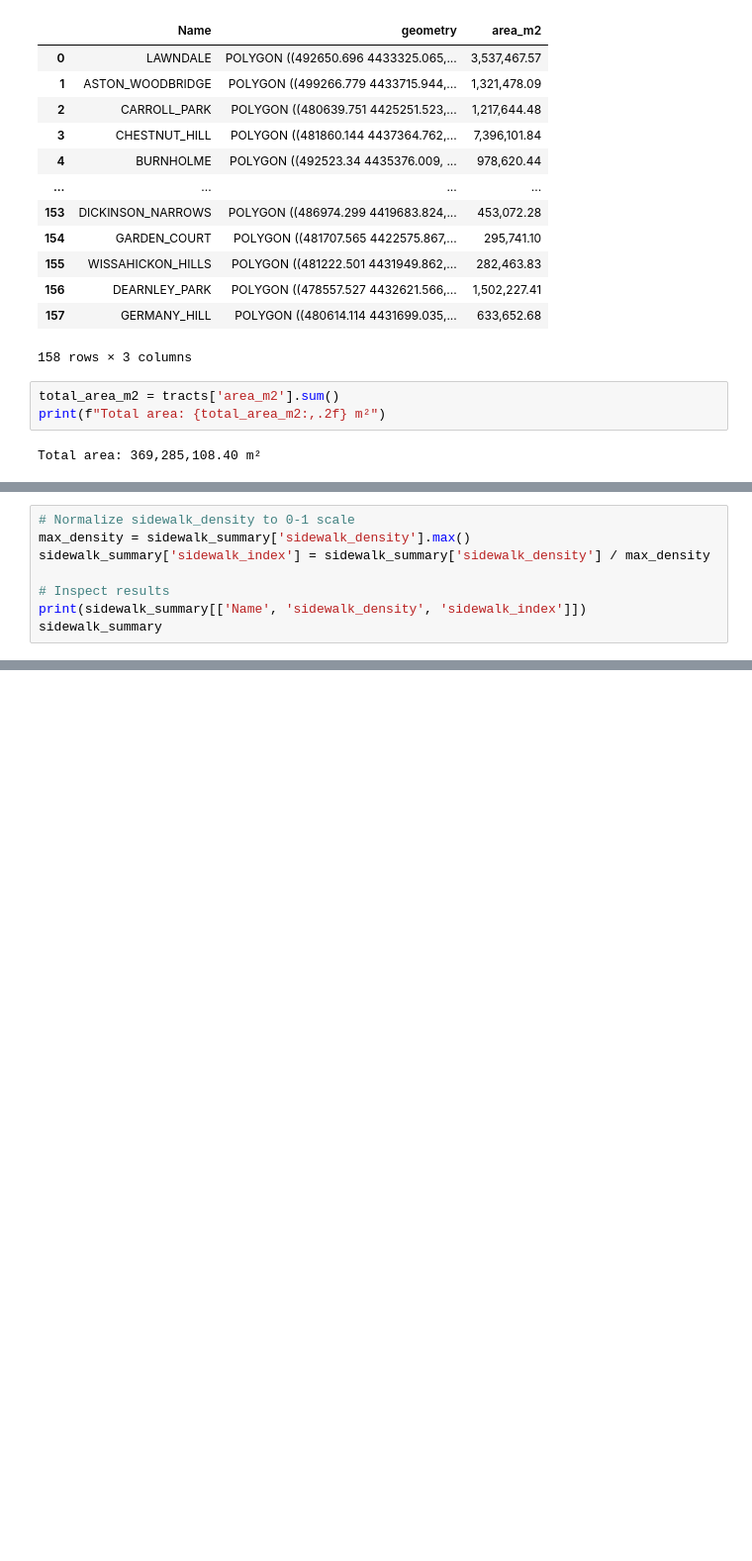
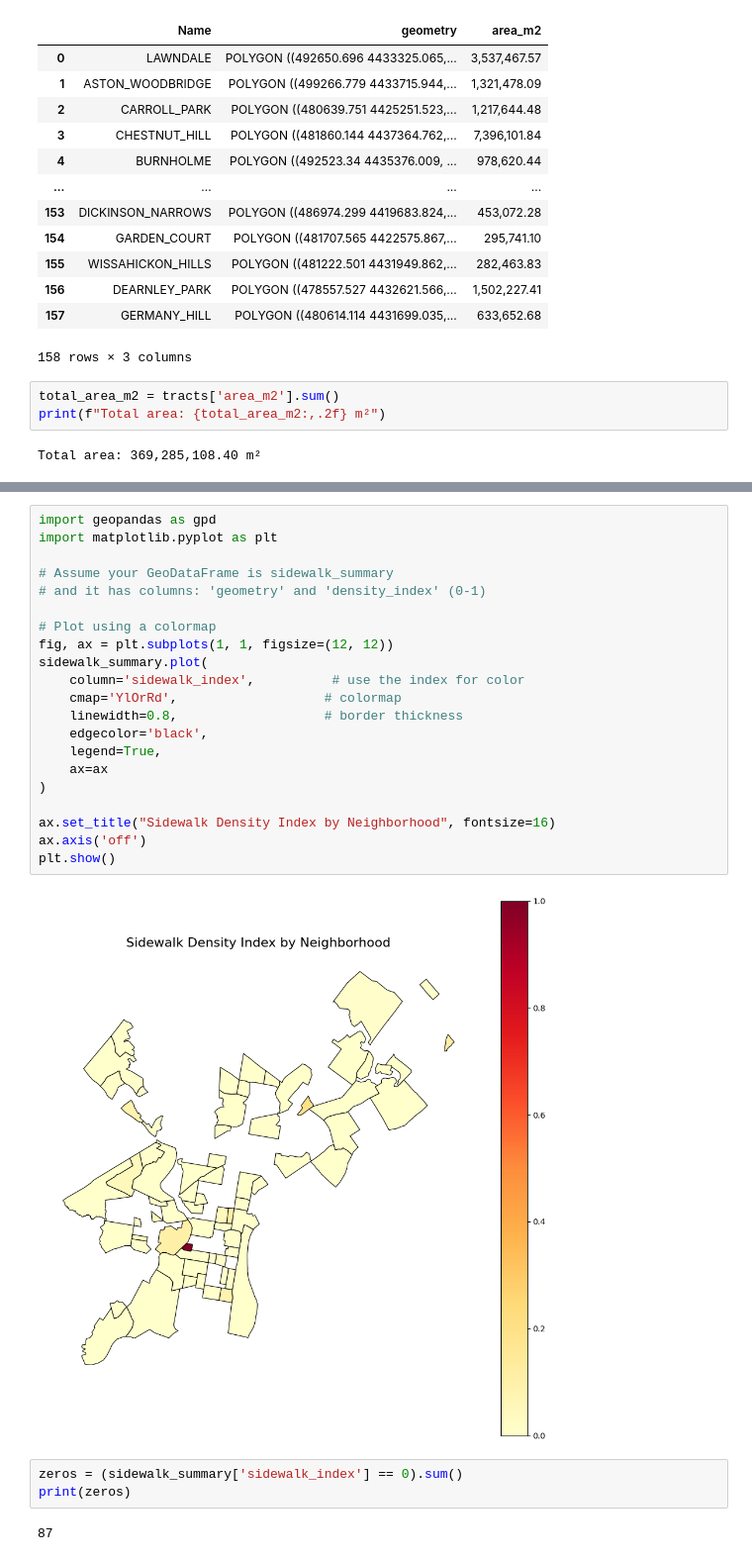
Before and after one commit to astauf03/musa5500-python-final, a Jupyter notebook: notebooks/mobility/mobility.ipynb, the cells around one changed output, grey strips where cells are left out. Shown at 99% size. Drawn from its saved outputs; the diff is of its cells as text; blank space fills up the shorter version.

```diff
--- a/notebooks/mobility/mobility.ipynb
+++ b/notebooks/mobility/mobility.ipynb
@@ -150,8 +169,0 @@ print(sidewalk_summary[['Name', 'length_m', 'area_m2', 'sidewalk_density']])
-# %%
-# Normalize sidewalk_density to 0-1 scale
-max_density = sidewalk_summary['sidewalk_density'].max()
-sidewalk_summary['sidewalk_index'] = sidewalk_summary['sidewalk_density'] / max_density
-
-# Inspect results
-print(sidewalk_summary[['Name', 'sidewalk_density', 'sidewalk_index']])
-sidewalk_summary
@@ -280,0 +190,28 @@ print(sidewalk_summary[['Name', 'total_sidewalks', 'sidewalk_gaps', 'gap_density
+# %%
+import geopandas as gpd
+import matplotlib.pyplot as plt
+
+# Assume your GeoDataFrame is sidewalk_summary
+# and it has columns: 'geometry' and 'density_index' (0-1)
+
+# Plot using a colormap
+fig, ax = plt.subplots(1, 1, figsize=(12, 12))
+sidewalk_summary.plot(
+    column='sidewalk_index',          # use the index for color
+    cmap='YlOrRd',                   # colormap
+    linewidth=0.8,                   # border thickness
+    edgecolor='black',
+    legend=True,
+    ax=ax
+)
+
+ax.set_title("Sidewalk Density Index by Neighborhood", fontsize=16)
+ax.axis('off')
+plt.show()
+# %% [output]
+[figure, added]
+# %%
+zeros = (sidewalk_summary['sidewalk_index'] == 0).sum()
+print(zeros)
+# %% [output]
+87
```
Also changed, not shown: parts of 25 cells of this notebook.
